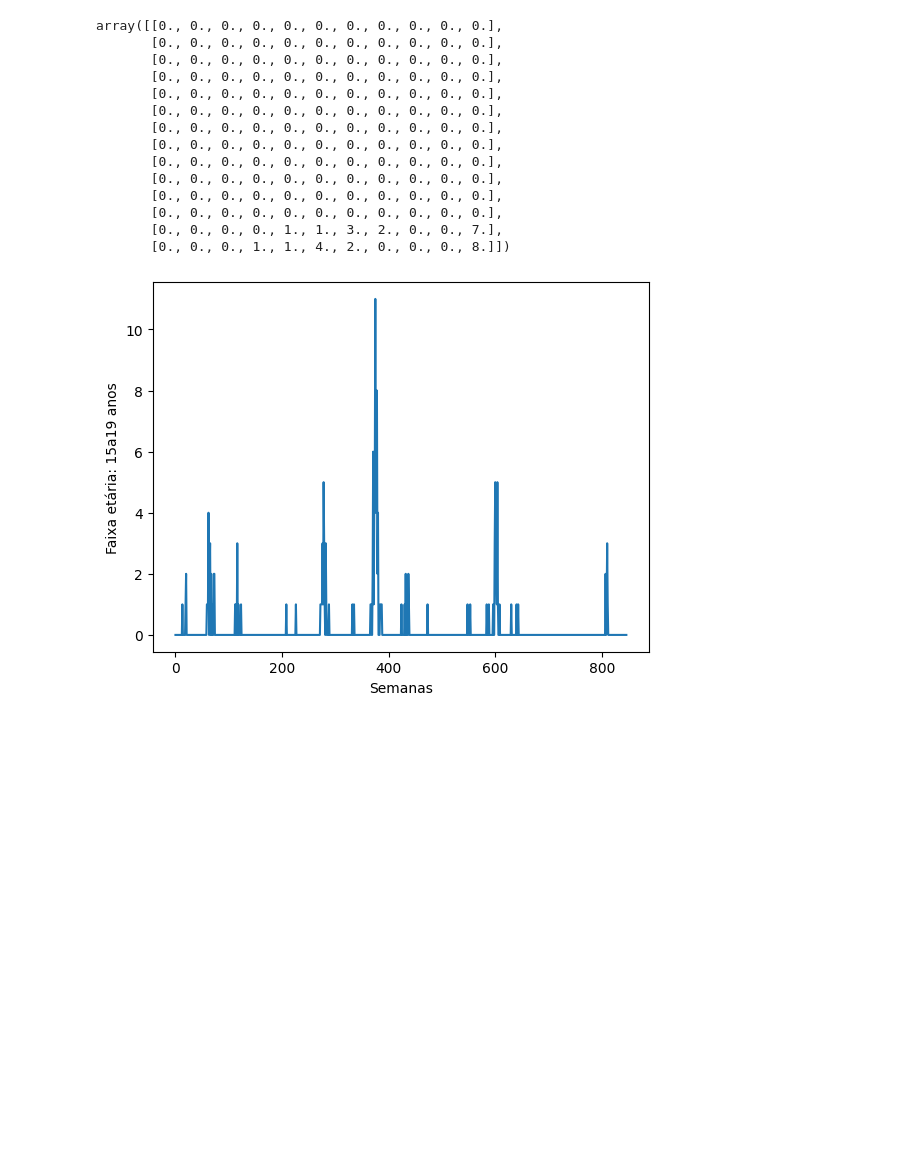
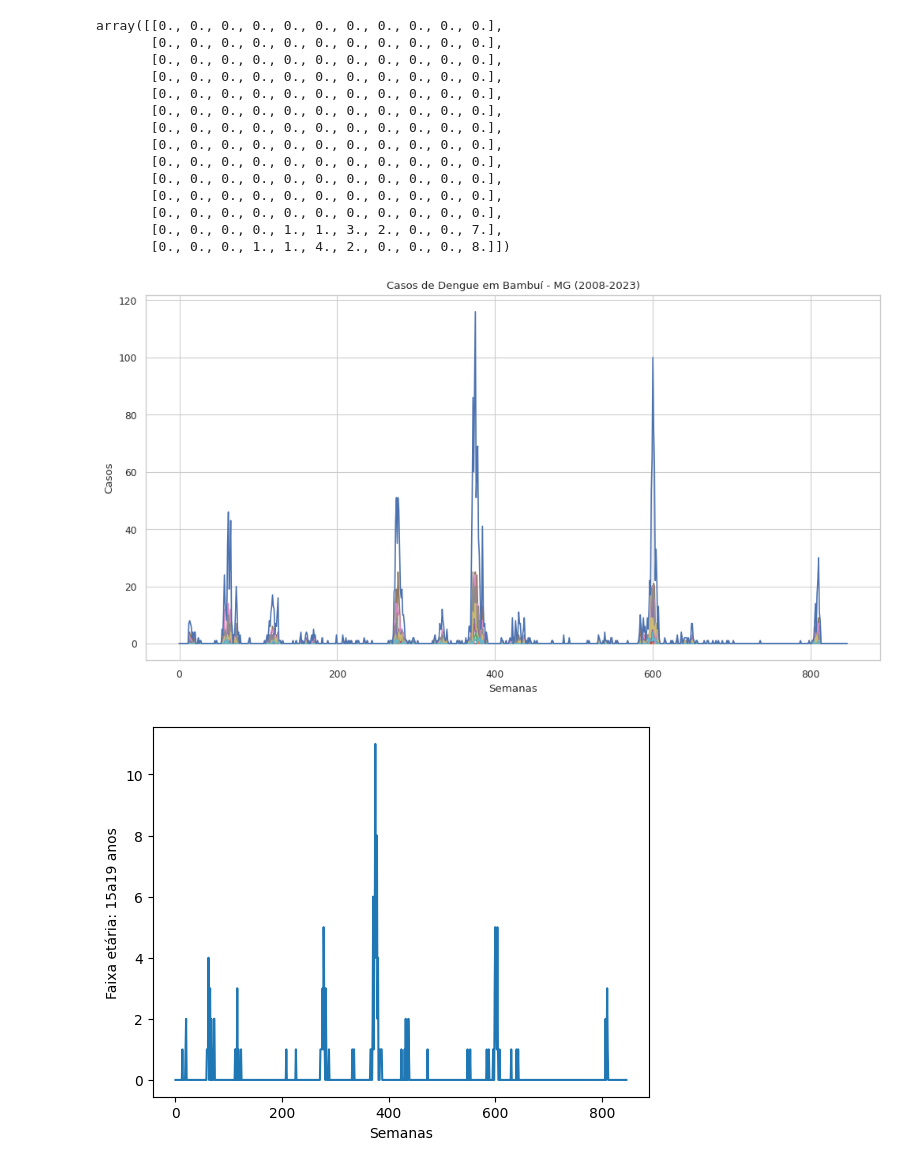
Before and after one commit to higorito/trab-topicos, a Jupyter notebook: novoNot.ipynb, the cells around one changed output. Saved outputs shown, nothing was run; the diff lists cells and outputs as text; code cells hidden in the pictures; blank space fills up the shorter version.

```diff
--- a/novoNot.ipynb
+++ b/novoNot.ipynb
@@ -125,6 +125,14 @@ array([[0., 0., 0., 0., 0., 0., 0., 0., 0., 0., 0.],
        [0., 0., 0., 0., 0., 0., 0., 0., 0., 0., 0.],
        [0., 0., 0., 0., 1., 1., 3., 2., 0., 0., 7.],
        [0., 0., 0., 1., 1., 4., 2., 0., 0., 0., 8.]])
+# %%
+plt.plot(serie)
+plt.xlabel('Semanas')
+plt.ylabel('Casos')
+plt.title('Casos de Dengue em Bambuí - MG (2008-2023)')
+plt.show()
+# %% [output]
+[figure, added]
 # %%
 def plotFxEtaria(serie, coluna):     #funcao para plotar grafico de uma faixa etaria
     plt.plot(serie)
```
Also changed, not shown: parts of 25 cells of this notebook, 30 other files.
